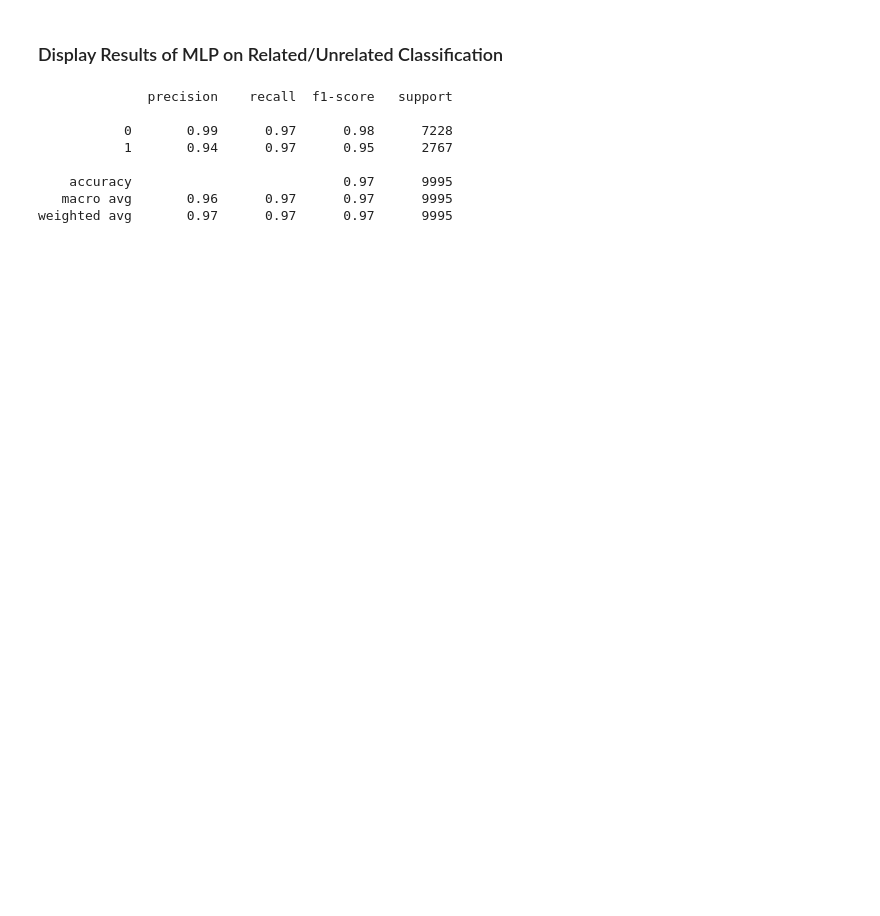
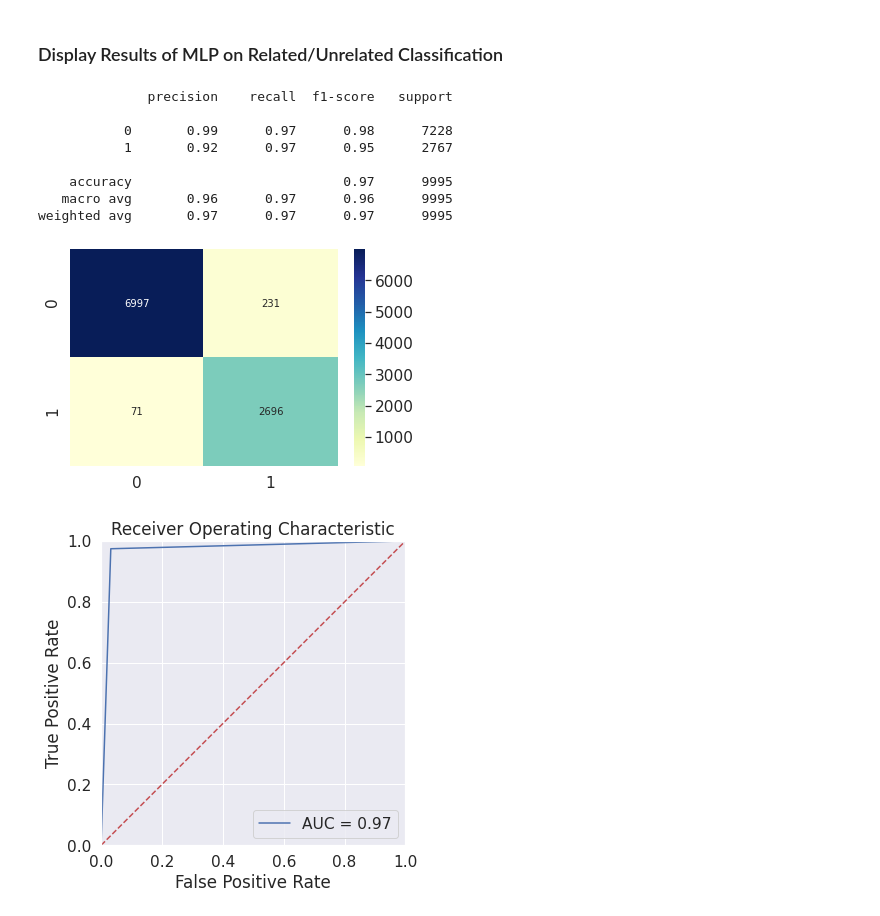
Before and after one commit to FaiZaman/Fake-News-Detection-with-Natural-Language-Processing, a Jupyter notebook: Fake_News_Challenge_Classifier.ipynb, the cells around one changed output. Saved outputs shown, nothing was run; the diff lists cells and outputs as text; code cells hidden in the pictures; blank space fills up the shorter version.

```diff
--- a/Fake_News_Challenge_Classifier.ipynb
+++ b/Fake_News_Challenge_Classifier.ipynb
@@ -368,5 +364,4 @@ weighted avg       0.79      0.75      0.67      9995
 # %%
-# generates batches for input to MLP
 def batch_generator(X_data, y_data, batch_size):
 
     samples_per_epoch = X_data.shape[0]
@@ -385,18 +380,3 @@ def batch_generator(X_data, y_data, batch_size):
 
         if (counter > number_of_batches):
             counter = 0
-
-model = Sequential()
-#model.add(LSTM(6, input_dim=400, return_sequences=True))
-#model.add(LSTM(6, return_sequences=True))
-model.add(Dense(64, activation='relu', input_dim=400))
-model.add(Dense(64, activation='relu'))
-model.add(Dense(1, activation='sigmoid'))
-model.compile(optimizer='adam',
-              loss='binary_crossentropy',
-              metrics=['accuracy'])
-print(model.summary())
-
-model.fit(batch_generator(tfidf_train, y_train, 32),
-          epochs=5, validation_data=(tfidf_val, y_val),
-          steps_per_epoch=tfidf_train.shape[0]/32)
@@ -421,0 +385,9 @@ Epoch 5/5
+# %%
+MLP = Sequential()
+MLP.add(Dense(64, activation='relu', input_dim=400))
+MLP.add(Dense(64, activation='relu'))
+MLP.add(Dense(1, activation='sigmoid'))
+MLP.compile(optimizer='adam',
+            loss='binary_crossentropy',
+            metrics=['accuracy'])
+print(MLP.summary())
@@ -421,0 +412,5 @@ Epoch 5/5
+# %%
+batch_size = 32
+MLP.fit(batch_generator(tfidf_train, y_train, batch_size),
+          epochs=5, validation_data=(tfidf_val, y_val),
+          steps_per_epoch=tfidf_train.shape[0]/batch_size)
@@ -422,14 +429,16 @@ Epoch 5/5
 # %% [markdown]
 ### Display Results of MLP on Related/Unrelated Classification
 # %%
-y_pred = (model.predict(tfidf_val) > 0.5).astype("int32")
-print(metrics.classification_report(y_val, y_pred))
+y_pred = (MLP.predict(tfidf_val) > 0.5).astype("int32")
+display_results(y_pred, y_val)
 # %% [output]
               precision    recall  f1-score   support
 
            0       0.99      0.97      0.98      7228
-           1       0.94      0.97      0.95      2767
+           1       0.92      0.97      0.95      2767
 
     accuracy                           0.97      9995
-   macro avg       0.96      0.97      0.97      9995
+   macro avg       0.96      0.97      0.96      9995
 weighted avg       0.97      0.97      0.97      9995
+[figure, added]
+[figure, added]
```
Also changed, not shown: parts of 20 cells of this notebook.
